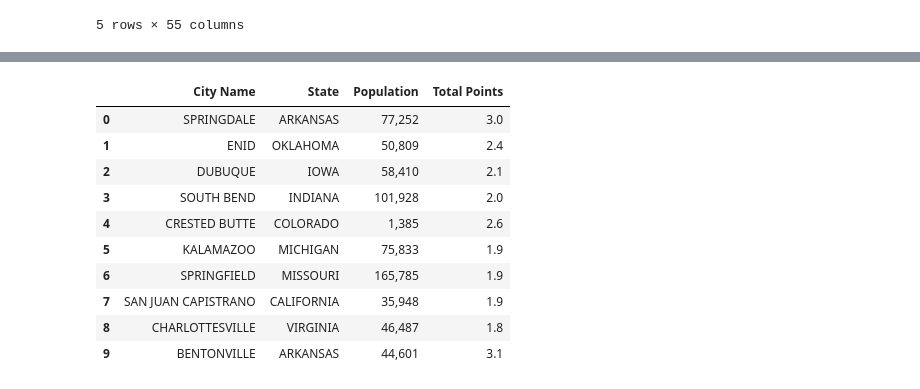
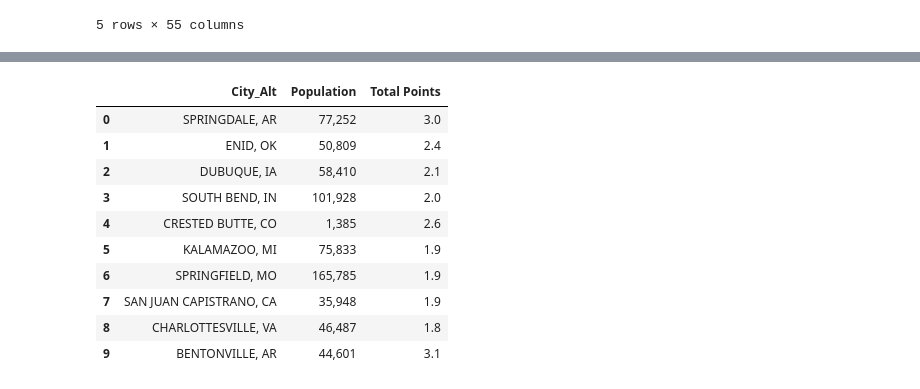
Before and after one commit to shouaschang/Projects, a Jupyter notebook: Project_1/Project.ipynb, the cells around one changed output, grey strips where cells are left out. Cells and saved outputs as stored; diff of their text form; code cells hidden in the pictures.

```diff
--- a/Project_1/Project.ipynb
+++ b/Project_1/Project.ipynb
@@ -71,19 +70,19 @@ bike_split.head()
 # %%
 # Re-organizing columns and keeping columns that are relevant to our research question
-bike_df = bike_data_df[['City_Alt', 'State', 'Population', 'Total Points']]
+bike_df = bike_data_df[['City_Alt', 'Population', 'Total Points']]
 
 bike_df.head(10)
 # %% [output]
-|  | City Name | State | Population | Total Points |
-| 0 | SPRINGDALE | ARKANSAS | 77,252 | 3.0 |
-| 1 | ENID | OKLAHOMA | 50,809 | 2.4 |
-| 2 | DUBUQUE | IOWA | 58,410 | 2.1 |
-| 3 | SOUTH BEND | INDIANA | 101,928 | 2.0 |
-| 4 | CRESTED BUTTE | COLORADO | 1,385 | 2.6 |
-| 5 | KALAMAZOO | MICHIGAN | 75,833 | 1.9 |
-| 6 | SPRINGFIELD | MISSOURI | 165,785 | 1.9 |
-| 7 | SAN JUAN CAPISTRANO | CALIFORNIA | 35,948 | 1.9 |
-| 8 | CHARLOTTESVILLE | VIRGINIA | 46,487 | 1.8 |
-| 9 | BENTONVILLE | ARKANSAS | 44,601 | 3.1 |
+|  | City_Alt | Population | Total Points |
+| 0 | SPRINGDALE, AR | 77,252 | 3.0 |
+| 1 | ENID, OK | 50,809 | 2.4 |
+| 2 | DUBUQUE, IA | 58,410 | 2.1 |
+| 3 | SOUTH BEND, IN | 101,928 | 2.0 |
+| 4 | CRESTED BUTTE, CO | 1,385 | 2.6 |
+| 5 | KALAMAZOO, MI | 75,833 | 1.9 |
+| 6 | SPRINGFIELD, MO | 165,785 | 1.9 |
+| 7 | SAN JUAN CAPISTRANO, CA | 35,948 | 1.9 |
+| 8 | CHARLOTTESVILLE, VA | 46,487 | 1.8 |
+| 9 | BENTONVILLE, AR | 44,601 | 3.1 |
 # %%
 # Sort dataframe based on Total Points scored and Population size for Bike Friendliness
```
Also changed, not shown: parts of 21 cells of this notebook, 1 other file.
